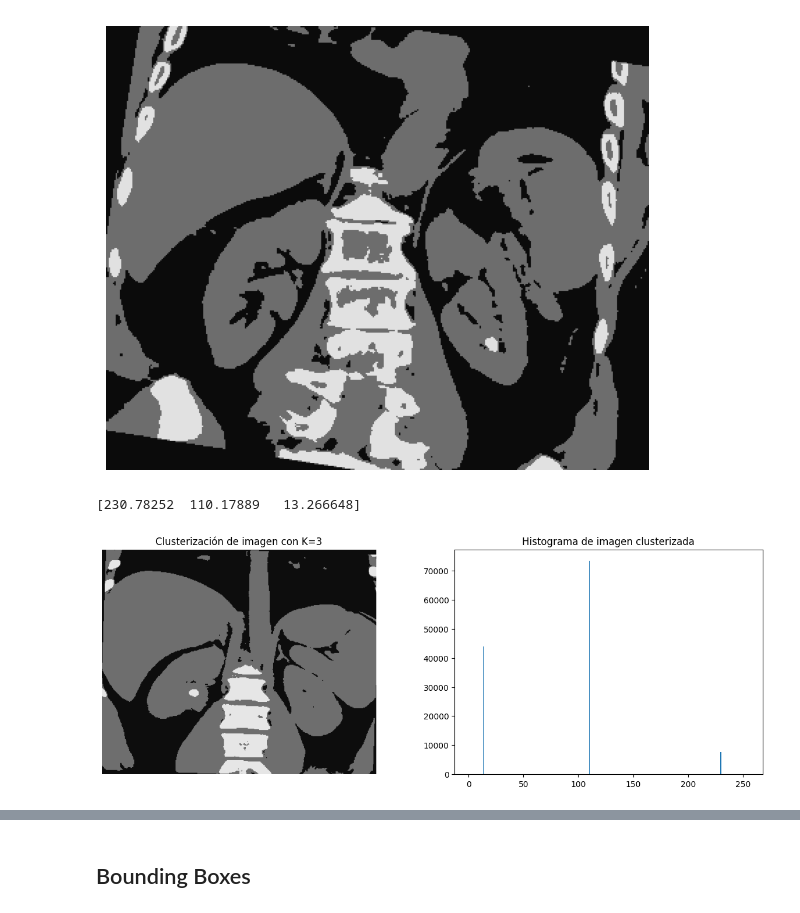
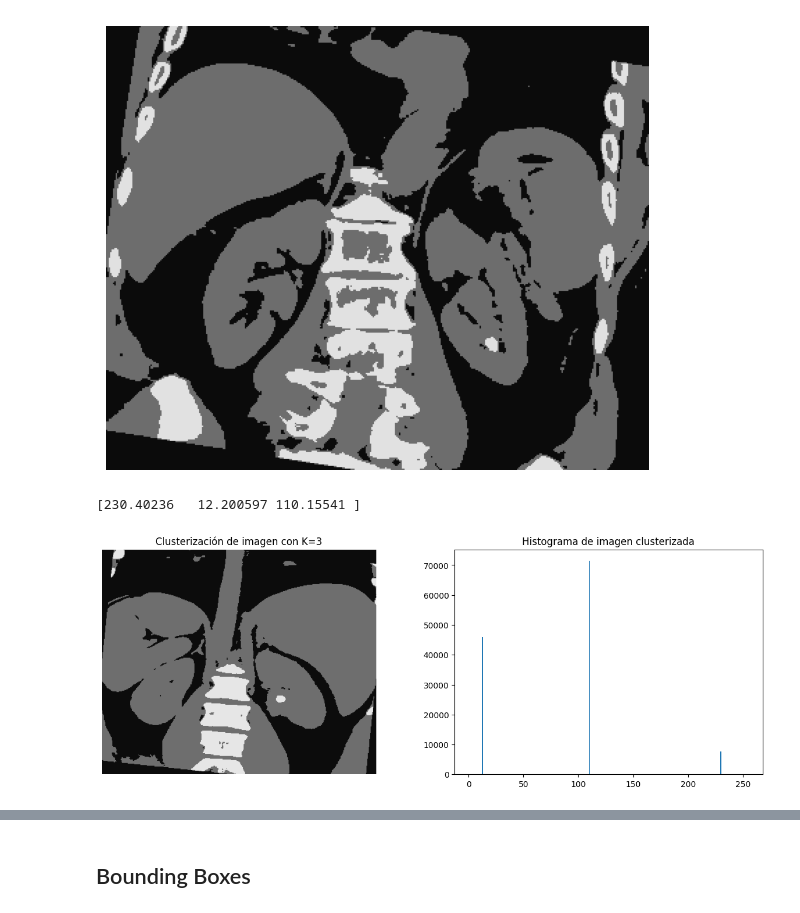
Before and after one commit to Juangonz952/PSIB, a Jupyter notebook: TPs/TP imagenes/TPfinal_IMAGENES.ipynb, the cells around one changed output, grey strips where cells are left out. Saved outputs shown, nothing was run; the diff lists cells and outputs as text; code cells hidden in the pictures.

```diff
--- a/TPs/TP imagenes/TPfinal_IMAGENES.ipynb
+++ b/TPs/TP imagenes/TPfinal_IMAGENES.ipynb
@@ -209,20 +194,20 @@ for i in range(0, 10):
 [figure]
 [figure]
 # %%
-img=train_images[0]
+img=train_images[1]
 img_cluster, centros=kmeans(img,3,10,0.9)
 fig,ax = plt.subplots(1,2,figsize=(15,5))
 print(centros)
 
 ax[0].imshow(img_cluster, cmap="gray",vmin=0, vmax=255)
 ax[0].set_title("Clusterización de imagen con K=3")
 ax[0].axis(False)
 ax[1].hist(np.ravel(img_cluster), bins=256, range=(0,255))
 ax[1].set_title("Histograma de imagen clusterizada")
 plt.show()
 # %% [output]
-[230.78252  110.17889   13.266648]
+[230.40236   12.200597 110.15541 ]
-[figure, old version]
+[figure, new version]
 # %%
 def binarizar(img_clust, centros):
   umb, img_bin = cv2.threshold(img_clust, max(centros)-10, 255, cv2.THRESH_BINARY)
```
Also changed, not shown: parts of 16 cells of this notebook.
